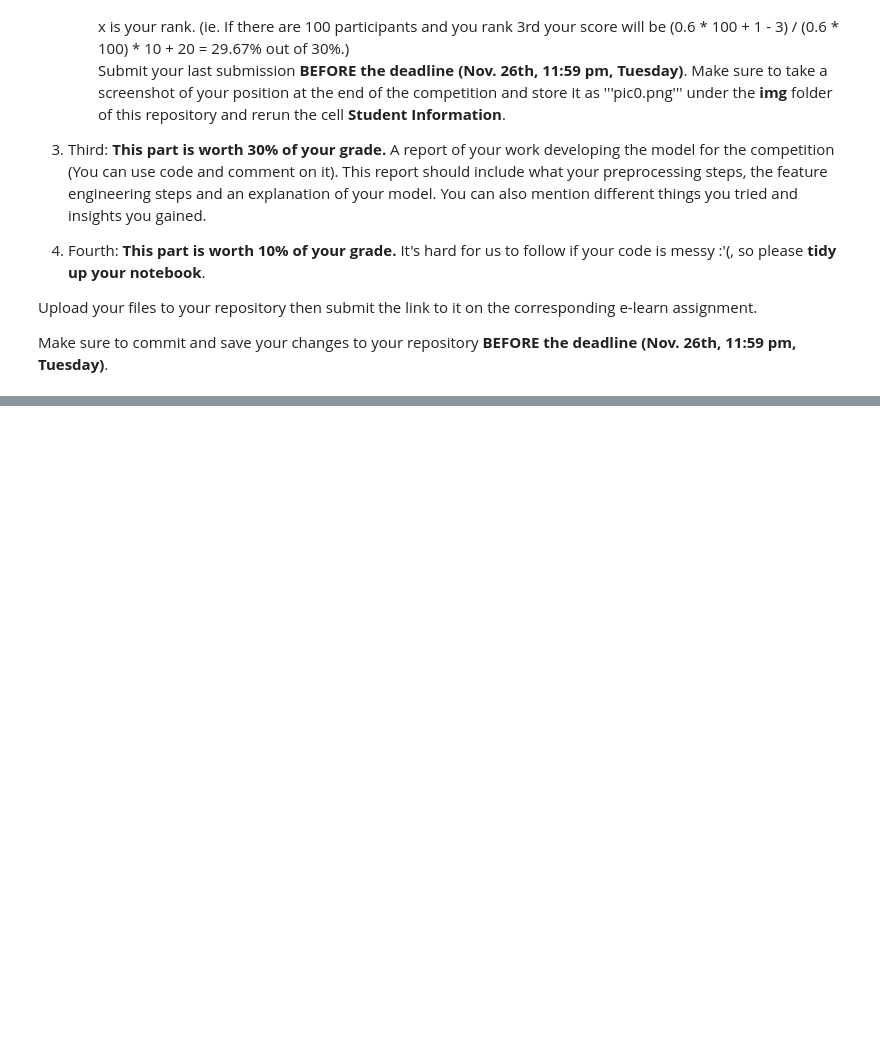
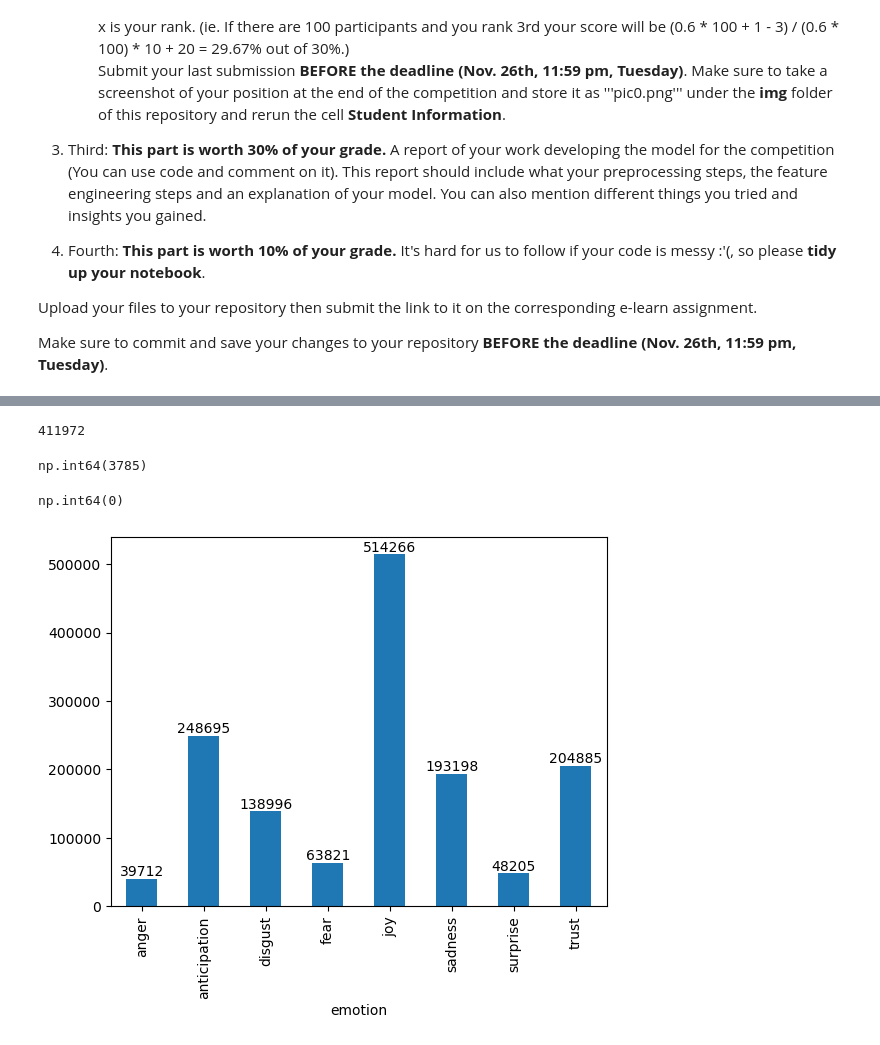
Before and after one commit to Arya0309/DM2024-Lab2-Homework, a Jupyter notebook: DM2024-Lab2-Homework.ipynb, the cells around one changed output, grey strips where cells are left out. Saved outputs shown, nothing was run; the diff lists cells and outputs as text; code cells hidden in the pictures; blank space fills up the shorter version.

```diff
--- a/DM2024-Lab2-Homework.ipynb
+++ b/DM2024-Lab2-Homework.ipynb
@@ -108,3 +165,0 @@ print(id_emotion)
-# %%
-df_train["emotion_id"] = df_train["emotion"].apply(lambda x: emotion_id[x])
-df_train.head()
@@ -134,13 +165,0 @@ save_df(df_test, "test.csv")
-# %%
-import pandas as pd
-import os
-
-
-def load_df(file_path):
-    return pd.read_csv(file_path)
-
-
-data_path = "dataset/"
-df_train = load_df(os.path.join(data_path, "train.csv"))
-df_val = load_df(os.path.join(data_path, "val.csv"))
-df_test = load_df(os.path.join(data_path, "test.csv"))
@@ -219,0 +170,38 @@ dl_test = DataLoader(
+# %%
+df_test.reset_index(drop=True, inplace=True)
+len(df_test)
+# %% [output]
+411972
+# %%
+df_train["text"].duplicated().sum()
+# %% [output]
+np.int64(3785)
+# %%
+df_train.drop_duplicates(subset="text", keep="first", inplace=True)
+# %%
+df_train["text"].duplicated().sum()
+# %% [output]
+np.int64(0)
+# %%
+import matplotlib.pyplot as plt
+
+
+def plot_distribution(df, column="emotion"):
+    datas = df.groupby(column).size()
+    ax = datas.plot(kind="bar", legend=False)
+
+    for p in ax.patches:
+        ax.annotate(
+            f"{p.get_height()}",
+            (p.get_x() + p.get_width() / 2.0, p.get_height()),
+            ha="center",
+            va="center",
+            xytext=(0, 5),
+            textcoords="offset points",
+        )
+
+    plt.show()
+# %%
+plot_distribution(df_train)
+# %% [output]
+[figure, added]
```
Also changed, not shown: parts of 64 cells of this notebook, 2 other files.
